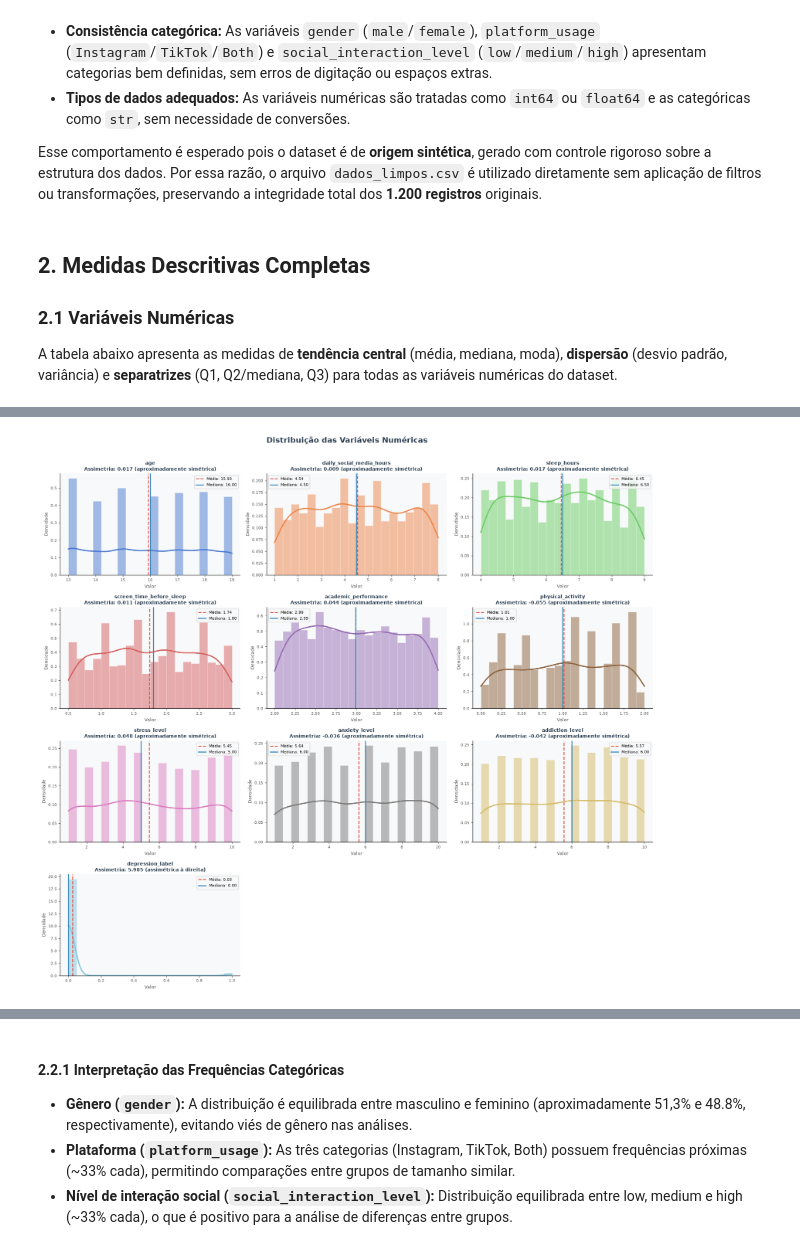
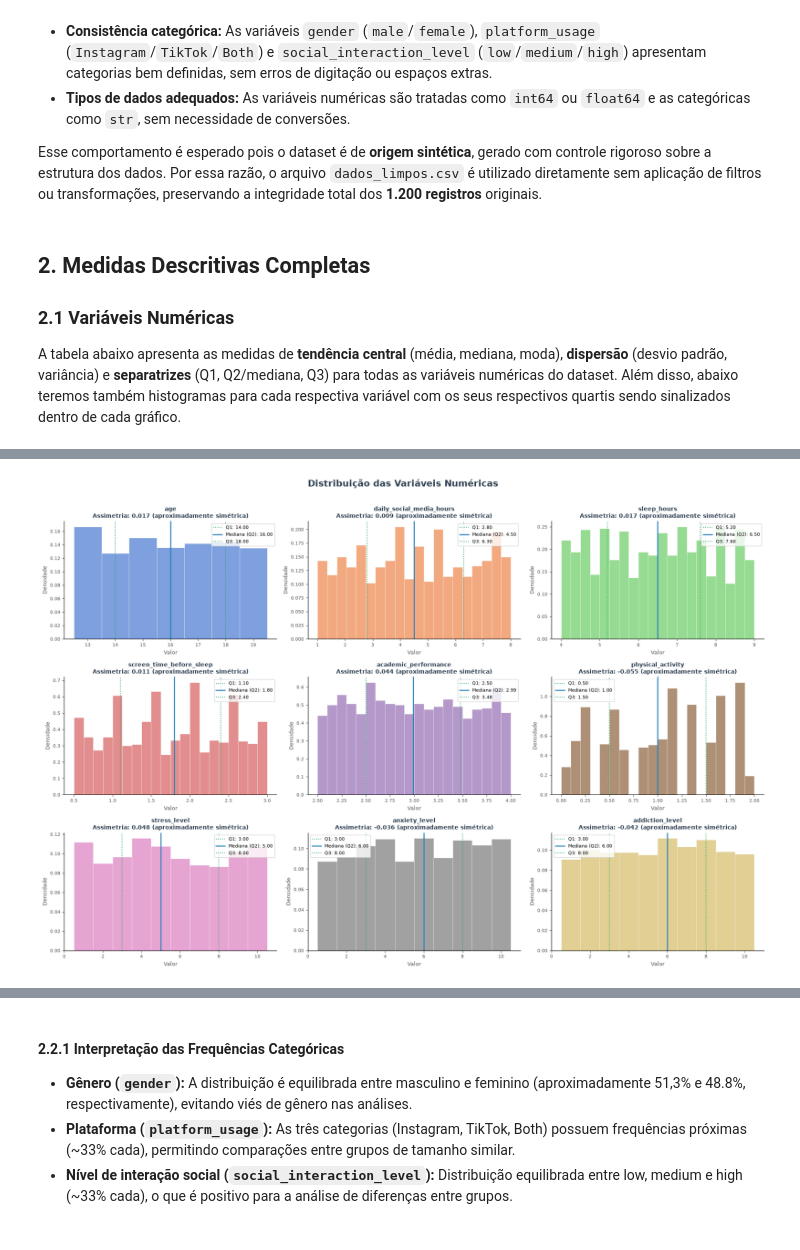
Before and after one commit to FelipeNoglidi/Estatistica_Analise_Estrutural_Saude_Mental, a Jupyter notebook: Trabalho_Estatistica.ipynb, the cells around one changed output, grey strips where cells are left out. Saved outputs shown, nothing was run; the diff lists cells and outputs as text; code cells hidden in the pictures.

```diff
--- a/Trabalho_Estatistica.ipynb
+++ b/Trabalho_Estatistica.ipynb
@@ -170,7 +170,7 @@ Por essa razão, o arquivo `dados_limpos.csv` é utilizado diretamente sem aplic
 ## 2. Medidas Descritivas Completas
 
 ### 2.1 Variáveis Numéricas
-A tabela abaixo apresenta as medidas de **tendência central** (média, mediana, moda), **dispersão** (desvio padrão, variância) e **separatrizes** (Q1, Q2/mediana, Q3) para todas as variáveis numéricas do dataset.
+A tabela abaixo apresenta as medidas de **tendência central** (média, mediana, moda), **dispersão** (desvio padrão, variância) e **separatrizes** (Q1, Q2/mediana, Q3) para todas as variáveis numéricas do dataset. Além disso, abaixo teremos também histogramas para cada respectiva variável com os seus respectivos quartis sendo sinalizados dentro de cada gráfico.
 # %%
 # Estatísticas descritivas completas para variáveis numéricas
 numericas = df.select_dtypes(include='number')
@@ -202,7 +202,7 @@ display(descritivas)
 | addiction_level | 5.5650 | 6.00 | 6.00 | 2.8306 | 8.0125 | 1.0 | 3.0 | 6.00 | 8.00 | 10.0 |
 | depression_label | 0.0258 | 0.00 | 0.00 | 0.1587 | 0.0252 | 0.0 | 0.0 | 0.00 | 0.00 | 1.0 |
 # %%
-n_vars = len(numericas.columns)
+n_vars = len(numericas.columns) - 1  # exclui depression_label (binária, ver gráfico de barras abaixo)
 n_cols = 3
 n_rows = (n_vars + n_cols - 1) // n_cols
 
@@ -210,43 +210,47 @@ fig, axes = plt.subplots(n_rows, n_cols, figsize=(18, n_rows * 4))
 fig.suptitle('Distribuição das Variáveis Numéricas', fontsize=16, fontweight='bold', color='#2c3e50', y=1.01)
 
 axes = axes.flatten()
-paleta = sns.color_palette('muted', n_colors=n_vars)
+cols_continuas = [c for c in numericas.columns if c != 'depression_label']
+paleta = sns.color_palette('muted', n_colors=len(cols_continuas))
 
-for i, col in enumerate(numericas.columns):
+for i, col in enumerate(cols_continuas):
     ax = axes[i]
     dados = numericas[col].dropna()
 
-    ax.hist(dados, bins=20, color=paleta[i], alpha=0.5, density=True, edgecolor='white', linewidth=0.5)
+    if pd.api.types.is_integer_dtype(dados):
+        bins = np.arange(dados.min() - 0.5, dados.max() + 1.5, 1)
+    else:
+        bins = 20
 
-    kde_x = np.linspace(dados.min(), dados.max(), 300)
-    kde = stats.gaussian_kde(dados)
-    ax.plot(kde_x, kde(kde_x), color=paleta[i], linewidth=2.5)
+    ax.hist(dados, bins=bins, color=paleta[i], alpha=0.7, density=True, edgecolor='white', linewidth=0.5)
 
-    media = dados.mean()
+    q1 = dados.quantile(0.25)
     mediana = dados.median()
+    q3 = dados.quantile(0.75)
     assimetria = dados.skew()
 
-    ax.axvline(media,   color='#e74c3c', linewidth=1.8, linestyle='--', label=f'Média: {media:.2f}')
-    ax.axvline(mediana, color='#2980b9', linewidth=1.8, linestyle='-',  label=f'Mediana: {mediana:.2f}')
+    ax.axvline(q1, color='#27ae60', linewidth=1.4, linestyle=':', label=f'Q1: {q1:.2f}')
+    ax.axvline(mediana, color='#2980b9', linewidth=1.8, linestyle='-', label=f'Mediana (Q2): {mediana:.2f}')
+    ax.axvline(q3, color='#27ae60', linewidth=1.4, linestyle=':', label=f'Q3: {q3:.2f}')
 
     if abs(assimetria) < 0.3:
         direcao = 'aproximadamente simétrica'
     elif assimetria > 0:
         direcao = 'assimétrica à direita'
     else:
         direcao = 'assimétrica à esquerda'
 
     ax.set_title(f'{col}\nAssimetria: {assimetria:.3f} ({direcao})', fontsize=10, fontweight='bold', color='#2c3e50')
     ax.set_xlabel('Valor', fontsize=9, color='#555')
     ax.set_ylabel('Densidade', fontsize=9, color='#555')
     ax.tick_params(labelsize=8, colors='#555')
     ax.legend(fontsize=8, framealpha=0.8)
     sns.despine(ax=ax)
 
 for j in range(i + 1, len(axes)):
     axes[j].set_visible(False)
 
 plt.tight_layout()
 plt.show()
 # %% [output]
-[figure, old version]
+[figure, new version]
```
Also changed, not shown: parts of 21 cells of this notebook.
